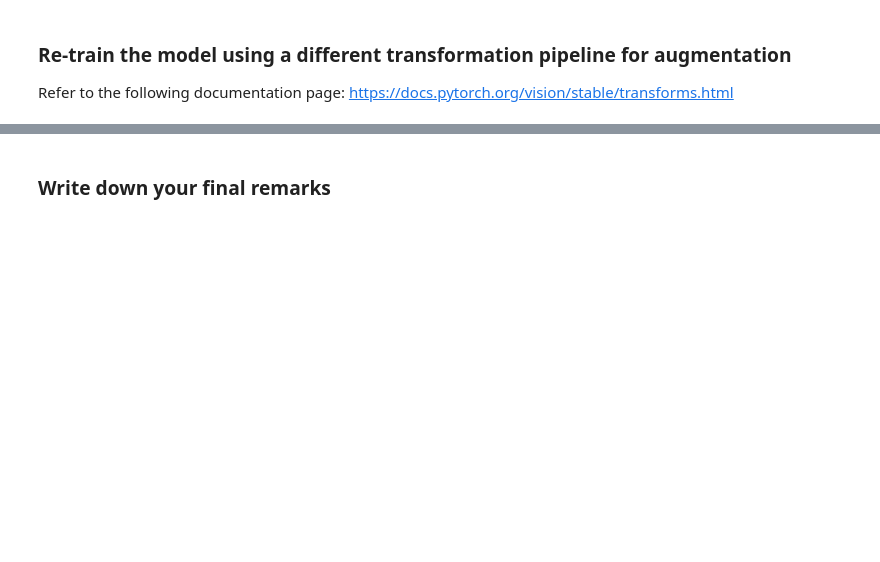
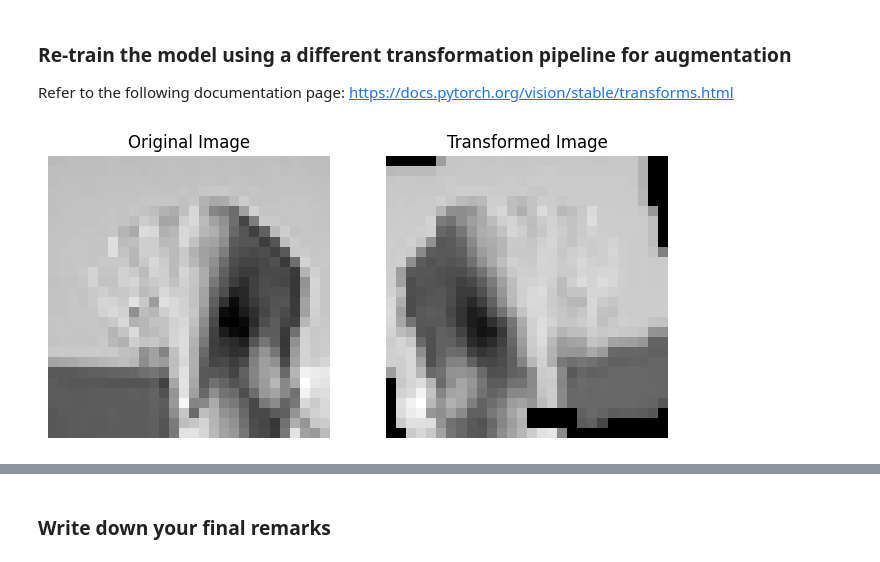
Before and after one commit to ivanovichGit/computacional, a Jupyter notebook: 6_augmentation/6_augmentation.ipynb, the cells around one changed output, grey strips where cells are left out. Saved outputs shown, nothing was run; the diff lists cells and outputs as text; code cells hidden in the pictures; blank space fills up the shorter version.

Commit message:
New transforms

```diff
--- a/6_augmentation/6_augmentation.ipynb
+++ b/6_augmentation/6_augmentation.ipynb
@@ -538,3 +538,19 @@ plt.show()
 ### Re-train the model using a different transformation pipeline for augmentation
 
 Refer to the following documentation page: https://docs.pytorch.org/vision/stable/transforms.html
+# %%
+random_transforms_new = transforms.Compose([
+    transforms.RandomRotation(15),
+    transforms.RandomResizedCrop((IMG_WIDTH, IMG_HEIGHT), scale=(.9, 1), ratio=(1, 1)),
+    transforms.RandomHorizontalFlip(),
+    transforms.ColorJitter(brightness=.2, contrast=.5), # Nuevos abajo
+    transforms.RandomErasing(p=0.5, scale=(0.01, 0.01)),
+    transforms.RandomAffine(degrees=0, shear=10),
+    transforms.RandomPerspective(distortion_scale=0.15, p=0.15)
+])
+
+random_idx = random.randint(0, len(train_data) - 1)
+img, _ = train_data[random_idx]
+compare_images(img.cpu(), random_transforms_new)
+# %% [output]
+[figure, added]
```
Also changed, not shown: parts of 14 cells of this notebook.
